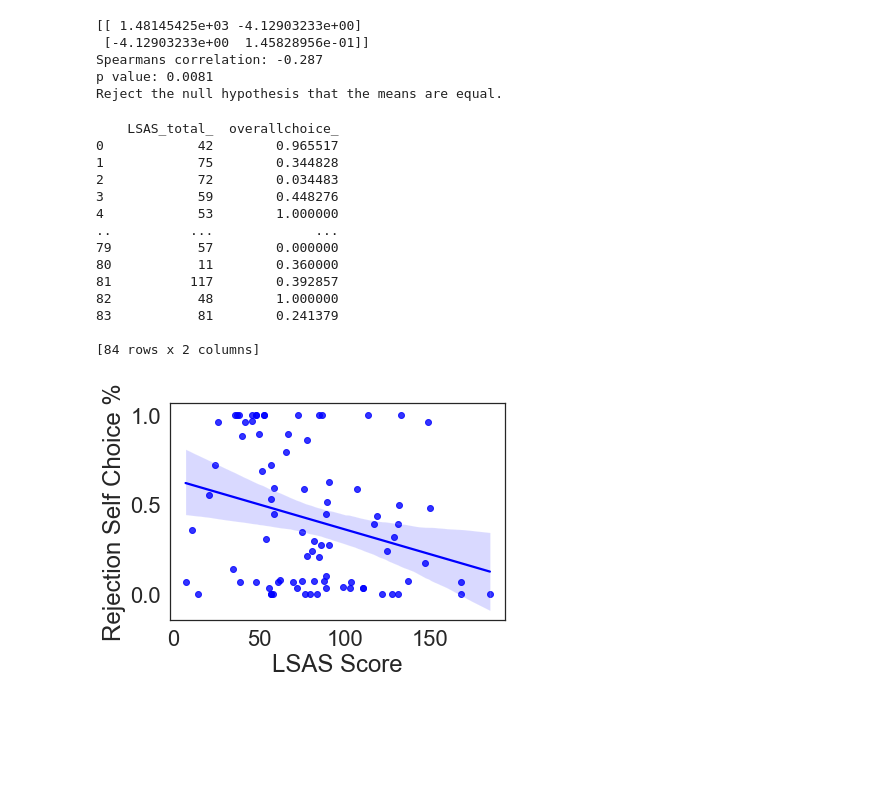
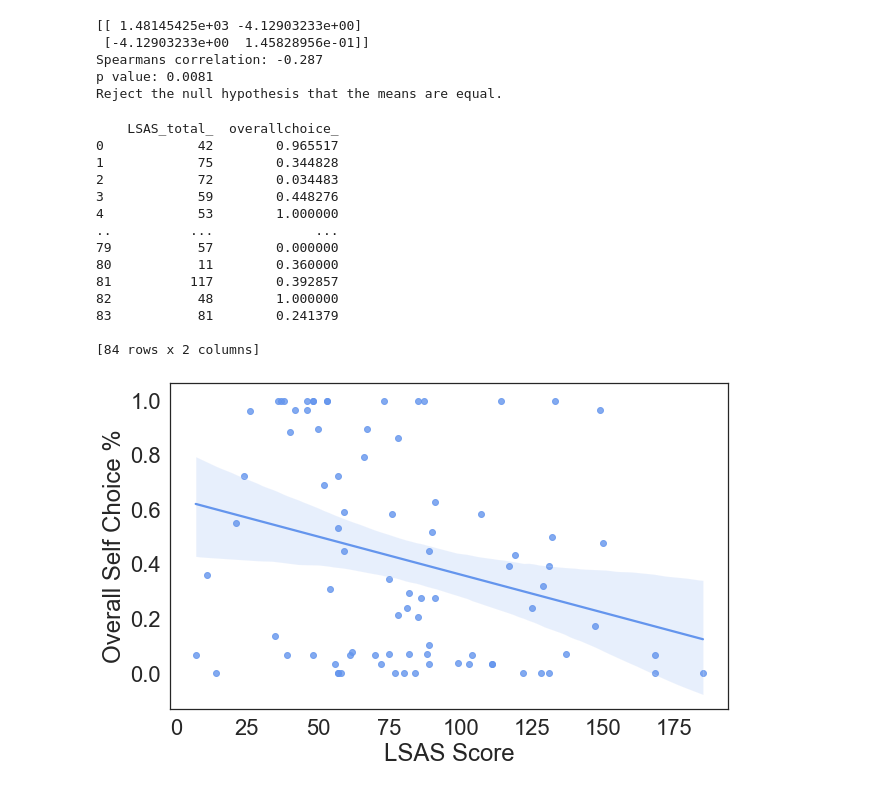
Before and after one commit to fareri-lab/Rejection_Choice, a Jupyter notebook: RMAnova w Pingouin_8.14.23.ipynb, the cells around one changed output. Cells and saved outputs as stored; diff of their text form; code cells hidden in the pictures; blank space fills up the shorter version.

```diff
--- a/RMAnova w Pingouin_8.14.23.ipynb
+++ b/RMAnova w Pingouin_8.14.23.ipynb
@@ -2319,11 +2319,15 @@ plt.savefig('dast_overallchoice_scatter.png', bbox_inches='tight')
 # %% [output]
 [figure]
 # %%
+sns.set(font_scale=2)
+sns.set_style('white')
+plt.figure(figsize=(10,6))
+
 ntbs_overallchoice_scatter = pd.DataFrame()
 ntbs_overallchoice_scatter['ntbs_'] = ntbs['NTBS_score']
 ntbs_overallchoice_scatter['overallchoice_'] = rej['overallchoice']
 r = scipy.stats.spearmanr(a=ntbs_overallchoice_scatter.ntbs_, b=ntbs_overallchoice_scatter.overallchoice_)[0]
-ntbs_overallchoice_scatter = sns.regplot(x= "ntbs_", y= "overallchoice_", data= ntbs_overallchoice_scatter, scatter_kws={"color": "blue"}, line_kws={"color": "blue"})
+ntbs_overallchoice_scatter = sns.regplot(x= "ntbs_", y= "overallchoice_", data= ntbs_overallchoice_scatter, scatter_kws={"color": "cornflowerblue"}, line_kws={"color": "cornflowerblue"})
 ntbs_overallchoice_scatter.set_ylabel('Overall Self Choice %')
 ntbs_overallchoice_scatter.set_xlabel('NTBS Score')
 #scatter_srqadmiration_choice= plt.text(2, .82, 'r = ' + str(round(r, 2)))
@@ -2370,28 +2374,31 @@ Reject the null hypothesis that the means are equal.
 # %%
 lsasoverallschoicescatter = pd.DataFrame()
 lsasoverallschoicescatter['LSAS_total_'] = LSAS['LSAS_total']
 lsasoverallschoicescatter['overallchoice_'] = rej['overallchoice']
 print(lsasoverallschoicescatter)
 
+sns.set(font_scale=2)
+sns.set_style('white')
+plt.figure(figsize=(10,6))
 r = scipy.stats.spearmanr(a=lsasoverallschoicescatter.LSAS_total_, b=lsasoverallschoicescatter.overallchoice_)[0]
-lsasoverallschoicescatter = sns.regplot(x= "LSAS_total_", y= "overallchoice_", data= lsasoverallschoicescatter, scatter_kws={"color": "blue"}, line_kws={"color": "blue"})
-lsasoverallschoicescatter.set_ylabel('Rejection Self Choice %')
+lsasoverallschoicescatter = sns.regplot(x= "LSAS_total_", y= "overallchoice_", data= lsasoverallschoicescatter, scatter_kws={"color": "cornflowerblue"}, line_kws={"color": "cornflowerblue"})
+lsasoverallschoicescatter.set_ylabel('Overall Self Choice %')
 lsasoverallschoicescatter.set_xlabel('LSAS Score')
 #lsasoverallschoicescatter= plt.text(2, .82, 'r = ' + str(round(r, 2)))
 plt.savefig('lsas_overallchoice_scatter.png', bbox_inches='tight')
 # %% [output]
     LSAS_total_  overallchoice_
 0            42        0.965517
 1            75        0.344828
 2            72        0.034483
 3            59        0.448276
 4            53        1.000000
 ..          ...             ...
 79           57        0.000000
 80           11        0.360000
 81          117        0.392857
 82           48        1.000000
 83           81        0.241379
 
 [84 rows x 2 columns]
-[figure, old version]
+[figure, new version]
```
Also changed, not shown: parts of 10 cells of this notebook, 20 other files.
